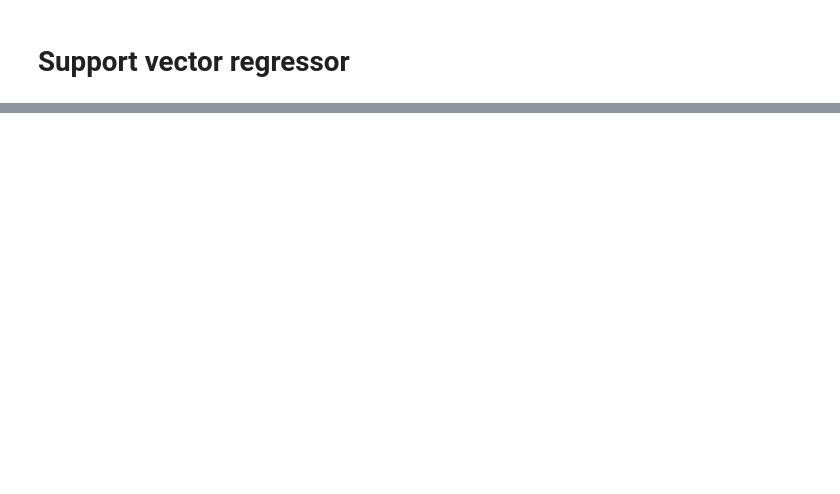
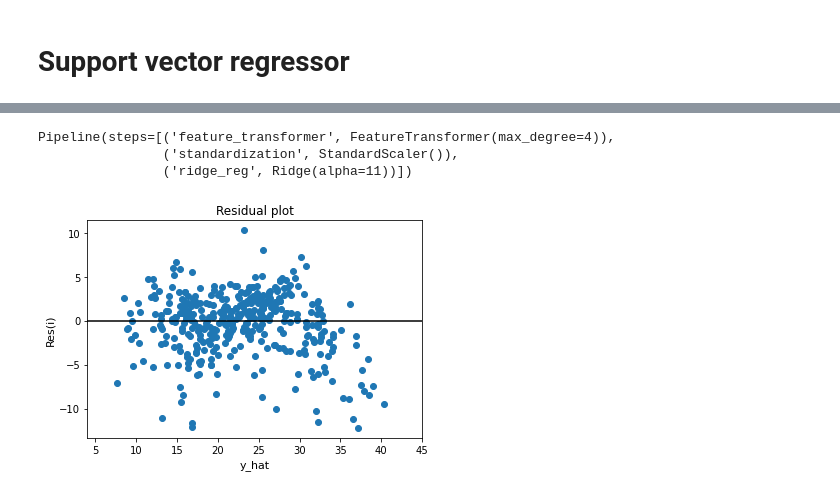
Before and after one commit to yamrreca/Boston-houses-ML, a Jupyter notebook: boston-models.ipynb, the cells around one changed output, grey strips where cells are left out. Drawn from its saved outputs; the diff is of its cells as text; code cells hidden in the pictures; blank space fills up the shorter version.

Commit message:
Residual analysis with sklearn

```diff
--- a/boston-models.ipynb
+++ b/boston-models.ipynb
@@ -342,0 +300,27 @@ Label mean for comparison: 20.70
+# %%
+best_model = Pipeline([
+    ('feature_transformer', FeatureTransformer(max_degree=4)),
+    ('standardization', StandardScaler()),
+    ('ridge_reg', Ridge(alpha=11))
+])
+# %%
+best_model.fit(X2_train, y2_train)
+# %% [output]
+Pipeline(steps=[('feature_transformer', FeatureTransformer(max_degree=4)),
+                ('standardization', StandardScaler()),
+                ('ridge_reg', Ridge(alpha=11))])
+# %%
+y2_hat = np.exp(best_model.predict(X2_train)) #Remember a log was applied
+# %%
+res = y2_hat - np.exp(y2_train)
+# %%
+xmin = 4
+xmax = 45
+plt.scatter(y2_hat, res.values)
+plt.xlim(xmin, xmax)
+plt.title('Residual plot')
+plt.xlabel('y_hat', fontsize=11)
+plt.ylabel('Res(i)', fontsize=11)
+plt.hlines(0, xmin=xmin, xmax=xmax);
+# %% [output]
+[figure, added]
```
Also changed, not shown: parts of 26 cells of this notebook.
